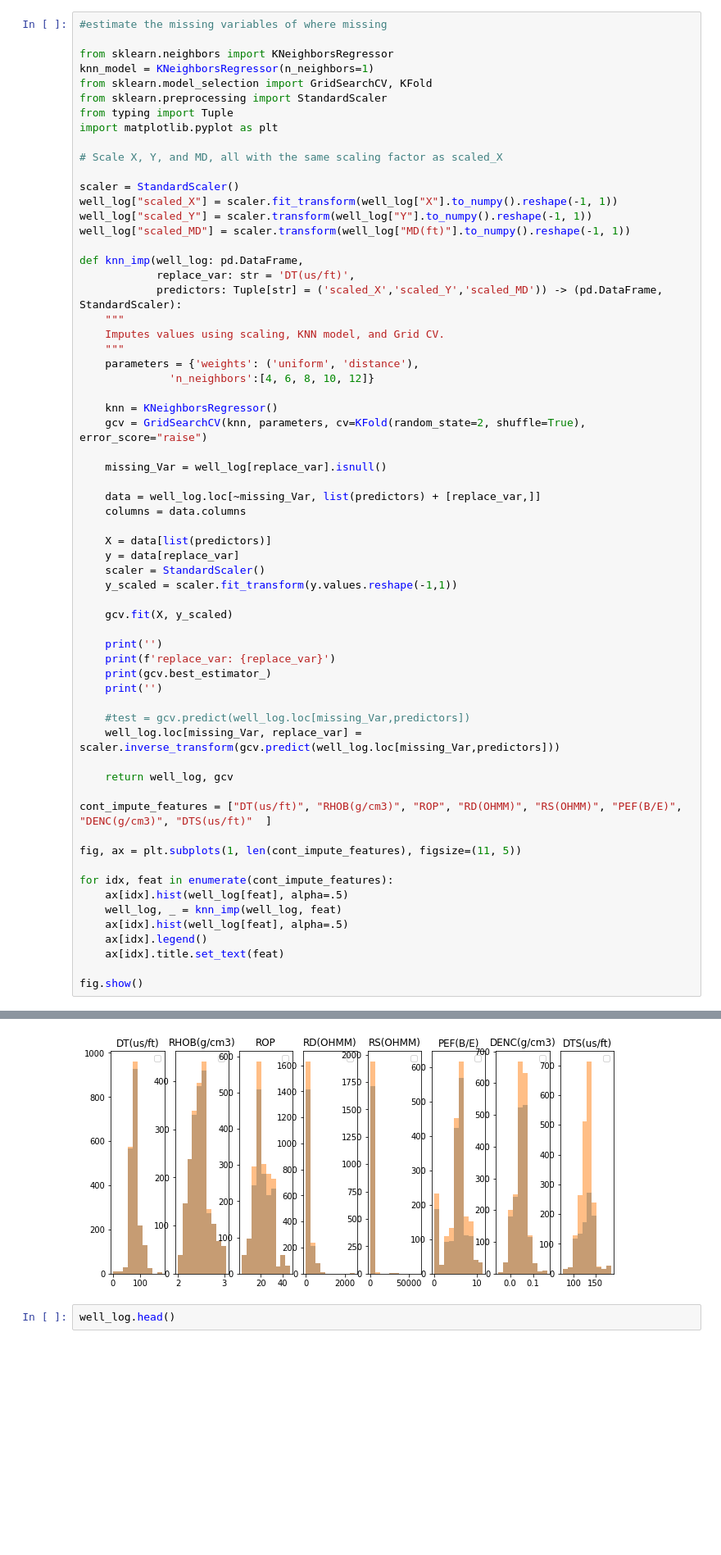
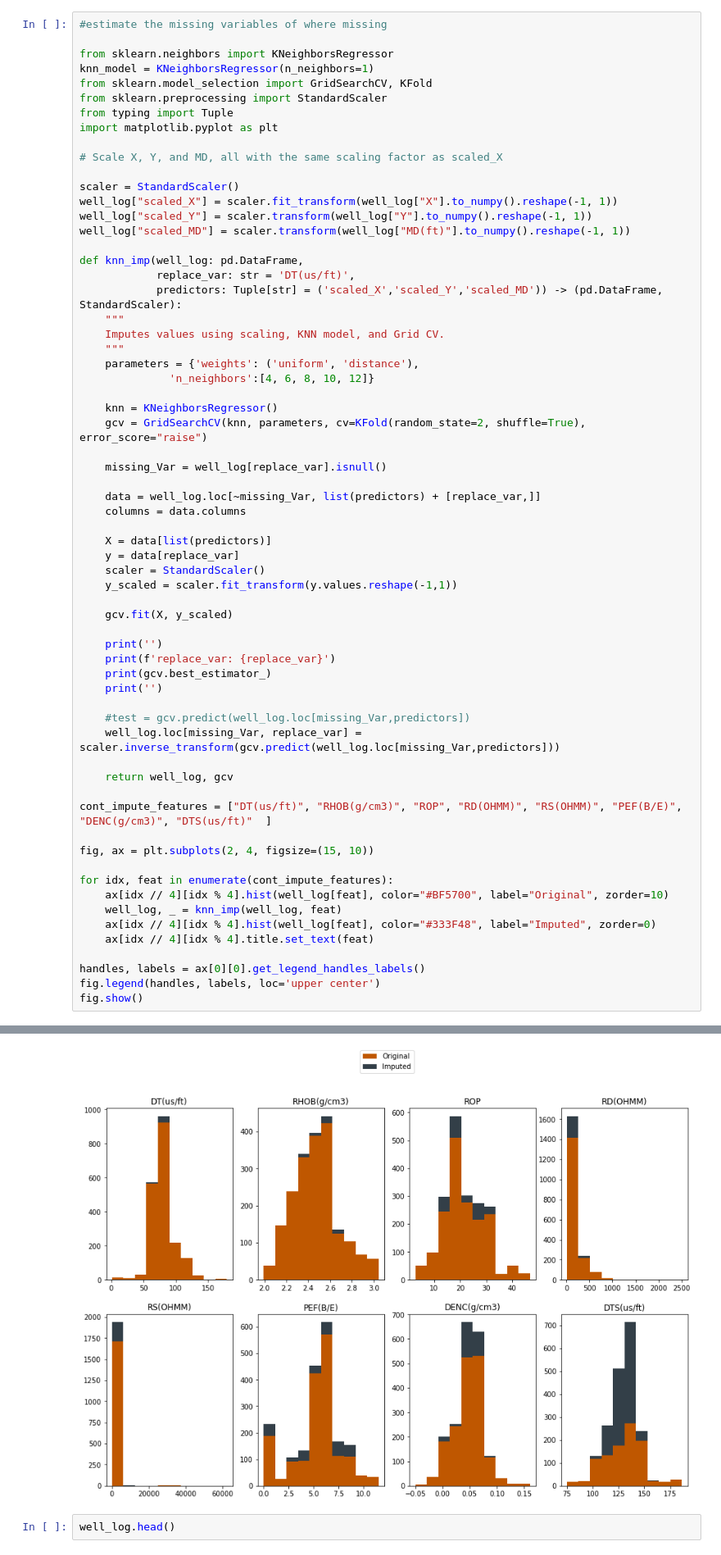
Before and after one commit to PGEHackathon/Carpe-Datum-2022, a Jupyter notebook: EDA_notebooks/roberto_EDA.ipynb, the cells around one changed output, grey strips where cells are left out. Shown at 82% size. Drawn from its saved outputs; the diff is of its cells as text; blank space fills up the shorter version.

```diff
--- a/EDA_notebooks/roberto_EDA.ipynb
+++ b/EDA_notebooks/roberto_EDA.ipynb
@@ -95,14 +95,15 @@ def knn_imp(well_log: pd.DataFrame,
 
 cont_impute_features = ["DT(us/ft)", "RHOB(g/cm3)", "ROP", "RD(OHMM)", "RS(OHMM)", "PEF(B/E)", "DENC(g/cm3)", "DTS(us/ft)"  ]
 
-fig, ax = plt.subplots(1, len(cont_impute_features), figsize=(11, 5))
+fig, ax = plt.subplots(2, 4, figsize=(15, 10))
 
 for idx, feat in enumerate(cont_impute_features):
-    ax[idx].hist(well_log[feat], alpha=.5)
+    ax[idx // 4][idx % 4].hist(well_log[feat], color="#BF5700", label="Original", zorder=10)
     well_log, _ = knn_imp(well_log, feat)
-    ax[idx].hist(well_log[feat], alpha=.5)
-    ax[idx].legend()
-    ax[idx].title.set_text(feat)
+    ax[idx // 4][idx % 4].hist(well_log[feat], color="#333F48", label="Imputed", zorder=0)
+    ax[idx // 4][idx % 4].title.set_text(feat)
 
+handles, labels = ax[0][0].get_legend_handles_labels()
+fig.legend(handles, labels, loc='upper center')
 fig.show()
 # %% [output]
@@ -123,7 +124,7 @@ No artists with labels found to put in legend.  Note that artists whose label st
 
 replace_var: DTS(us/ft)
 KNeighborsRegressor(n_neighbors=12, weights='distance')
-[figure, old version]
+[figure, new version]
 # %%
 well_log.head()
 # %% [output]
```
Also changed, not shown: parts of 2 cells of this notebook, 59 other files.
